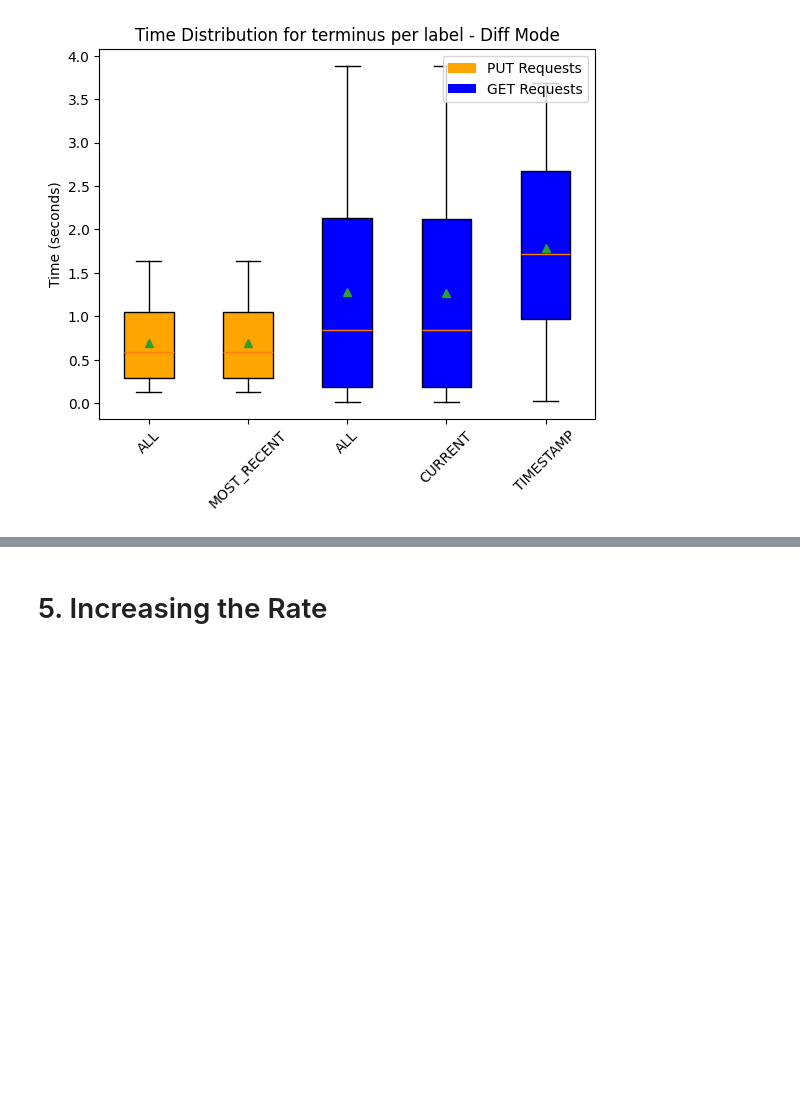
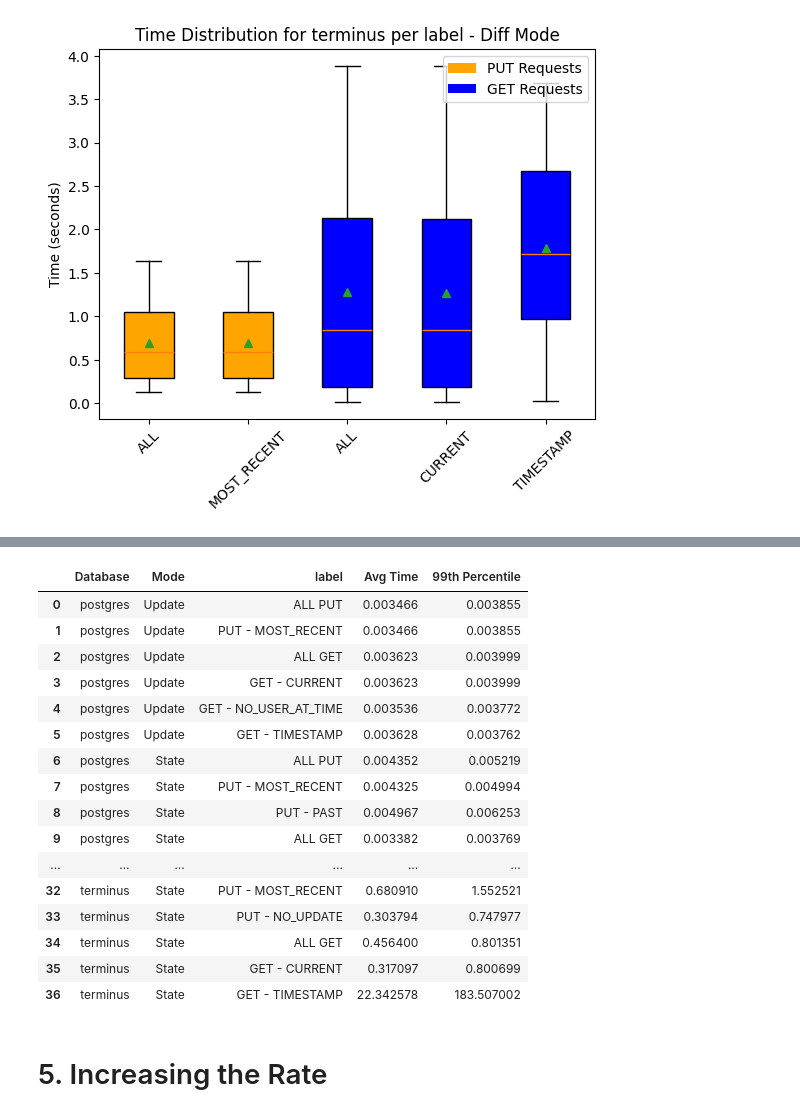
Before and after one commit to DinisSousa2003/api-kevel-mock, a Jupyter notebook: analysis.ipynb, the cells around one changed output, grey strips where cells are left out. Cells and saved outputs as stored; diff of their text form; code cells hidden in the pictures; blank space fills up the shorter version.

```diff
--- a/analysis.ipynb
+++ b/analysis.ipynb
@@ -778,0 +780,74 @@ Processing database: terminus
+# %%
+users = 1
+rate = 1
+
+rename_map = {
+    'ALL PUT': 'ALL PUT',
+    'ALL GET': 'ALL GET',
+    'PutType.MOST_RECENT': 'PUT - MOST_RECENT',
+    'PutType.PAST': 'PUT - PAST',
+    'PutType.NO_UPDATE': 'PUT - NO_UPDATE',
+    'GetType.CURRENT': 'GET - CURRENT',
+    'GetType.TIMESTAMP': 'GET - TIMESTAMP',
+    'GetType.PAST': 'GET - PAST',
+    'GetType.NO_USER_AT_TIME': 'GET - NO_USER_AT_TIME',
+}
+
+
+# Generate a summary table for the latest data
+
+# Every database has a row.
+# The columns are: Database, (Mode X Users X Rate), PUT Count, Put Time (avg), Get Time (avg)
+
+def generate_summary_per_type_table():
+    summary_df = pd.DataFrame()
+
+    for database in ALL_DATABASES:
+        try:
+            # Construct paths for diff and state modes
+            diff_path = make_path(database, "diff", TIME, GPT, NOW, users, rate)
+            state_path = make_path(database, "state", TIME, GPT, NOW, users, rate)
+
+            # Load the data
+            diff_times = load_time_data(diff_path)
+            state_times = load_time_data(state_path)
+
+            # Filter for the latest timestamp
+            latest_diff = get_latest_data(diff_times)
+            latest_state = get_latest_data(state_times)
+        except FileNotFoundError:
+            print(f"Data not found for {database} with rate {rate} and users {users}. Skipping...")
+            continue
+
+        #For every row on the diff and state data, get the label, avg time and 99th percentile
+        diff_times = latest_diff[['label', 'avg', 'p99']].copy()
+        state_times = latest_state[['label', 'avg', 'p99']].copy()
+        diff_times['label'] = diff_times['label'].map(rename_map)
+        state_times['label'] = state_times['label'].map(rename_map)
+
+
+        display(diff_times)
+        display(state_times)
+
+        #Append diff_times and state_times to the summary_df, each in a new row
+        diff_times['Database'] = database
+        state_times['Database'] = database
+        diff_times['Mode'] = 'Update'
+        state_times['Mode'] = 'State'
+
+        diff_times = diff_times.rename(columns={'avg': 'Avg Time', 'p99': '99th Percentile'})
+        state_times = state_times.rename(columns={'avg': 'Avg Time', 'p99': '99th Percentile'})
+        diff_times = diff_times[['Database', 'Mode', 'label', 'Avg Time', '99th Percentile']]
+        state_times = state_times[['Database', 'Mode', 'label', 'Avg Time', '99th Percentile']]
+        summary_df = pd.concat([summary_df, diff_times, state_times], ignore_index=True)
+
+
+    return summary_df
+
+summary_df = generate_summary_per_type_table()
+
+display(summary_df)
+
+# Display the summary table in latex format
+#print(summary_df.to_latex(index=False, float_format="%.4f", escape=False, column_format='lcccccc'))
+# %% [output]
@@ -779,3 +897,20 @@ Processing database: terminus
+|  | Database | Mode | label | Avg Time | 99th Percentile |
+| 0 | postgres | Update | ALL PUT | 0.003466 | 0.003855 |
+| 1 | postgres | Update | PUT - MOST_RECENT | 0.003466 | 0.003855 |
+| 2 | postgres | Update | ALL GET | 0.003623 | 0.003999 |
+| 3 | postgres | Update | GET - CURRENT | 0.003623 | 0.003999 |
+| 4 | postgres | Update | GET - NO_USER_AT_TIME | 0.003536 | 0.003772 |
+| 5 | postgres | Update | GET - TIMESTAMP | 0.003628 | 0.003762 |
+| 6 | postgres | State | ALL PUT | 0.004352 | 0.005219 |
+| 7 | postgres | State | PUT - MOST_RECENT | 0.004325 | 0.004994 |
+| 8 | postgres | State | PUT - PAST | 0.004967 | 0.006253 |
+| 9 | postgres | State | ALL GET | 0.003382 | 0.003769 |
+| ... | ... | ... | ... | ... | ... |
+| 32 | terminus | State | PUT - MOST_RECENT | 0.680910 | 1.552521 |
+| 33 | terminus | State | PUT - NO_UPDATE | 0.303794 | 0.747977 |
+| 34 | terminus | State | ALL GET | 0.456400 | 0.801351 |
+| 35 | terminus | State | GET - CURRENT | 0.317097 | 0.800699 |
+| 36 | terminus | State | GET - TIMESTAMP | 22.342578 | 183.507002 |
 # %% [markdown]
 # 5. Increasing the Rate
 # %% [markdown]
```
Also changed, not shown: parts of 7 cells of this notebook, 24 other files.
